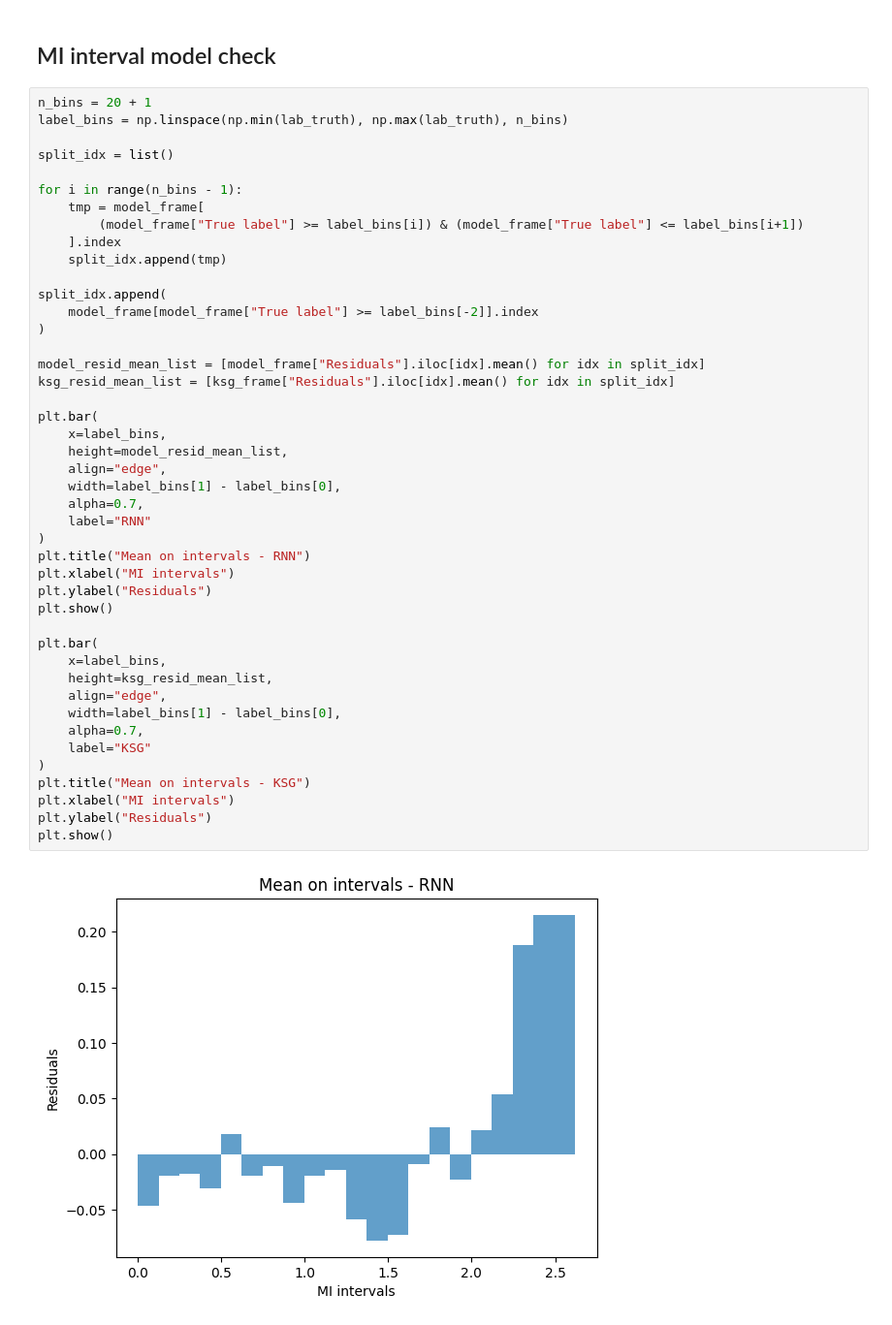
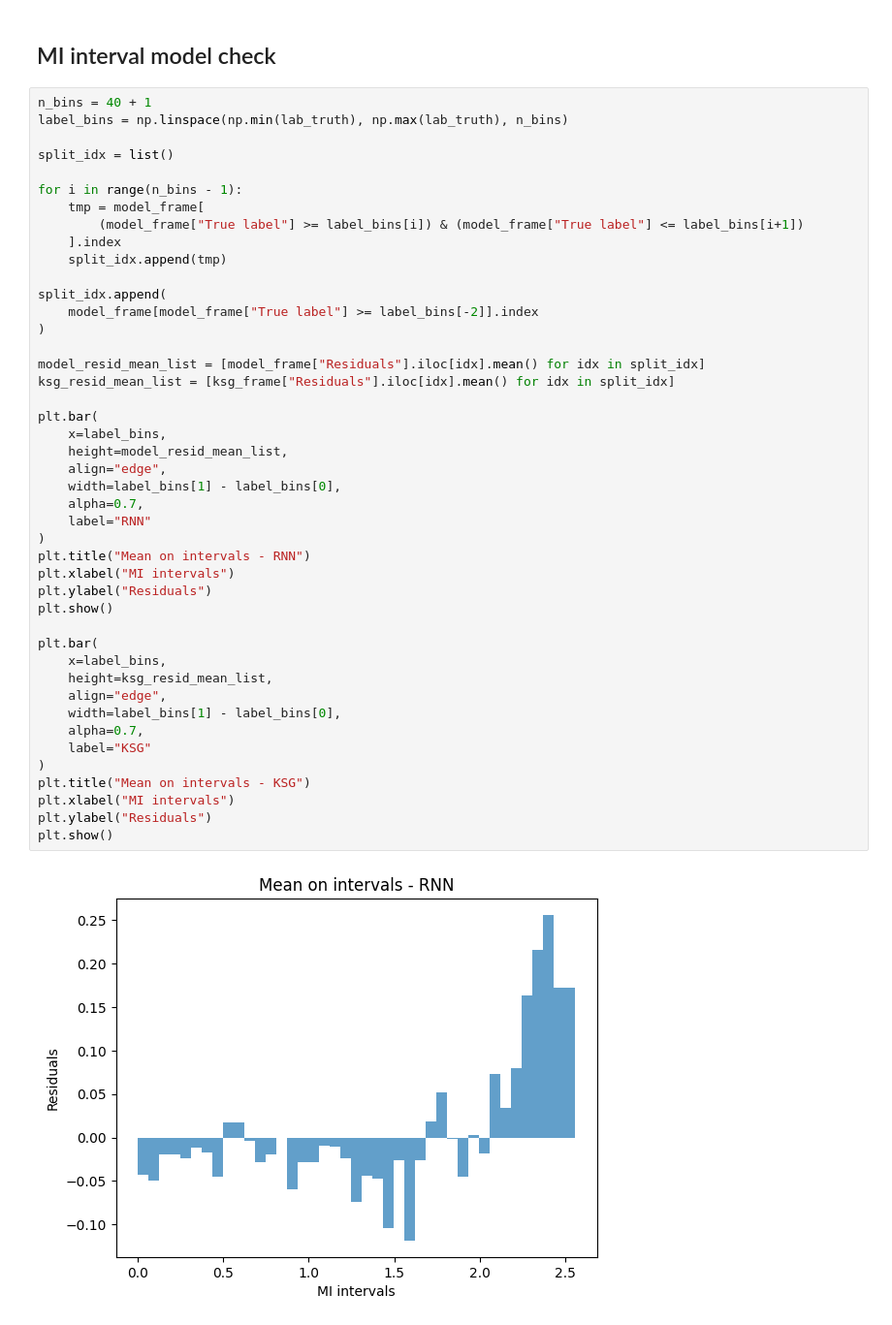
Before and after one commit to ahll19/P7, a Jupyter notebook: analyse.ipynb, the cells around one changed output. Shown at 97% size. Cells and saved outputs as stored; diff of their text form.

```diff
--- a/analyse.ipynb
+++ b/analyse.ipynb
@@ -74,7 +74,7 @@ plt.show()
 # %% [markdown]
 ## MI interval model check
 # %%
-n_bins = 20 + 1
+n_bins = 40 + 1
 label_bins = np.linspace(np.min(lab_truth), np.max(lab_truth), n_bins)
 
 split_idx = list()
@@ -91,31 +91,31 @@ split_idx.append(
 
 model_resid_mean_list = [model_frame["Residuals"].iloc[idx].mean() for idx in split_idx]
 ksg_resid_mean_list = [ksg_frame["Residuals"].iloc[idx].mean() for idx in split_idx]
 
 plt.bar(
     x=label_bins,
     height=model_resid_mean_list,
     align="edge",
     width=label_bins[1] - label_bins[0],
     alpha=0.7,
     label="RNN"
 )
 plt.title("Mean on intervals - RNN")
 plt.xlabel("MI intervals")
 plt.ylabel("Residuals")
 plt.show()
 
 plt.bar(
     x=label_bins,
     height=ksg_resid_mean_list,
     align="edge",
     width=label_bins[1] - label_bins[0],
     alpha=0.7,
     label="KSG"
 )
 plt.title("Mean on intervals - KSG")
 plt.xlabel("MI intervals")
 plt.ylabel("Residuals")
 plt.show()
 # %% [output]
-[figure, old version]
+[figure, new version]
```
Also changed, not shown: parts of 3 cells of this notebook.
